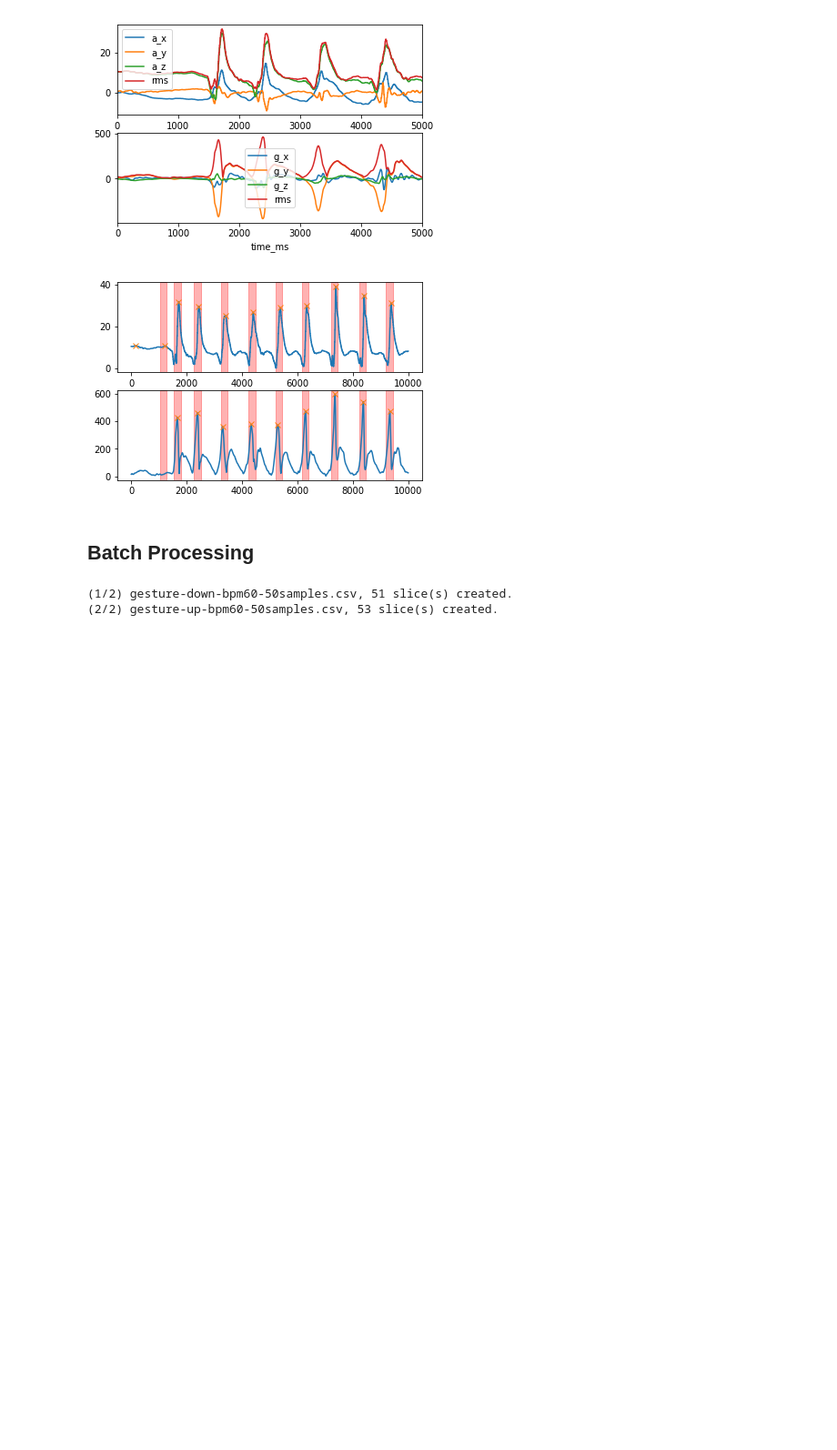
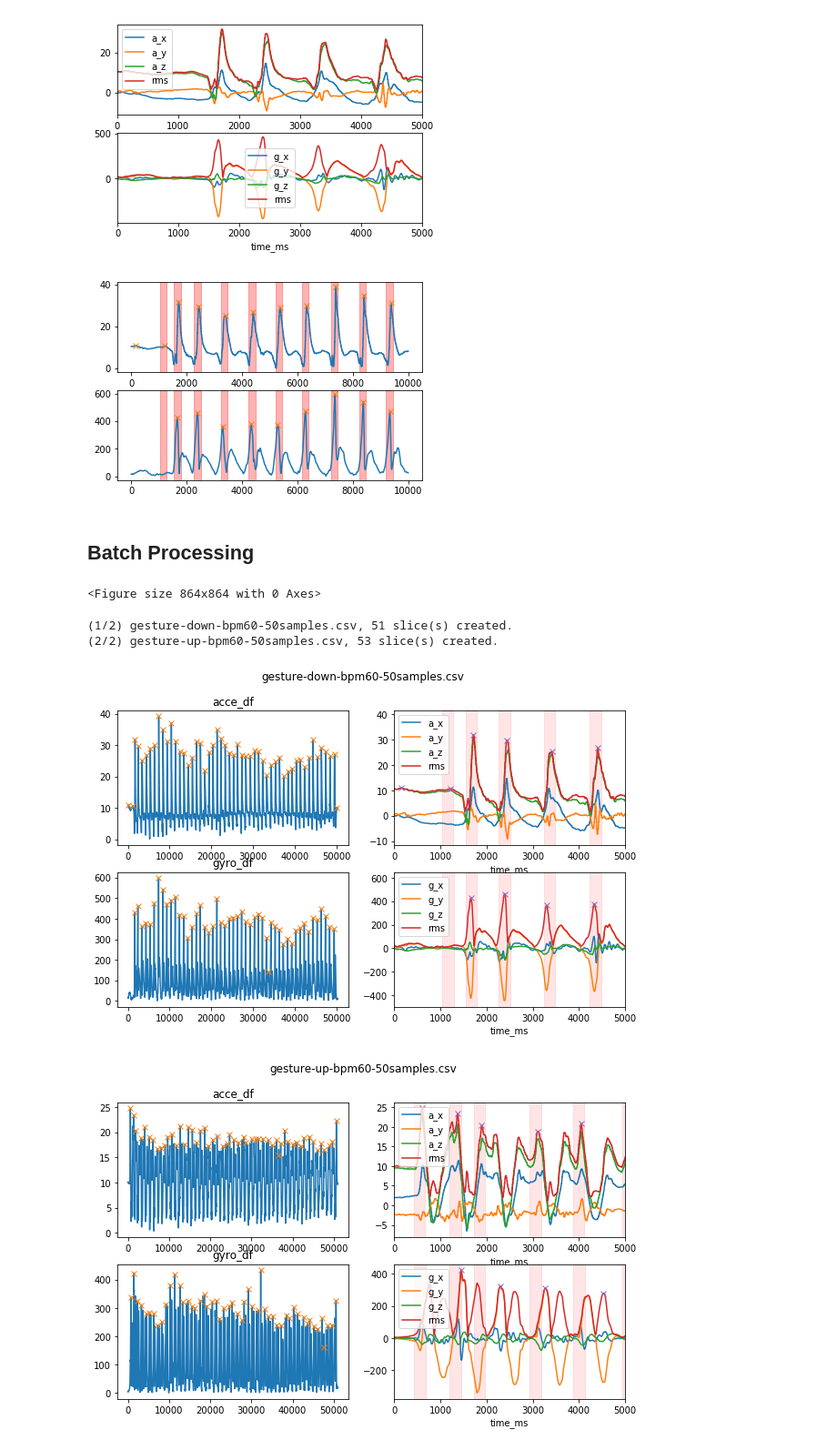
Before and after one commit to senyuuri/gesture-drumkit, a Jupyter notebook: Model/preprocess.ipynb, the cells around one changed output. Shown: that part at 91% size. Drawn from its saved outputs; the diff is of its cells as text; code cells hidden in the pictures; blank space fills up the shorter version.

Commit message:
Draw figures after batch processing to help future tuning

```diff
--- a/Model/preprocess.ipynb
+++ b/Model/preprocess.ipynb
@@ -156,6 +155,49 @@ for p in acce_peaks:
         f_count += 1
 # %% [markdown]
 ## Batch Processing
+# %%
+plt.figure(figsize=(12, 12))
+
+def draw(acce_df, gyro_df, acce_peaks, gyro_peaks):
+    '''visualise overall peaks + slices and zoom in to show the first 2000 samples'''
+    SIZE = 2000
+    fig, axes = plt.subplots(nrows=2, ncols=2)
+    fig.suptitle(raw_file)
+
+    # draw rms + peaks
+    axes[0, 0].set_title('acce_df')
+    axes[0, 0].plot(acce_df['time_ms'], acce_df['rms'])
+    axes[0, 0].plot(acce_df['time_ms'][acce_peaks], acce_df['rms'][acce_peaks], 'x')
+    axes[1, 0].set_title('gyro_df')
+    axes[1, 0].plot(gyro_df['time_ms'], gyro_df['rms'])
+    axes[1, 0].plot(gyro_df['time_ms'][gyro_peaks], gyro_df['rms'][gyro_peaks], 'x')
+
+    # draw first 2000 samples
+    acce_df_tmp = acce_df[['a_x', 'a_y', 'a_z', 'rms','time_ms']][:1000]
+    acce_df_tmp.plot(x='time_ms', ax=axes[0, 1])
+    gyro_df_tmp = gyro_df[['g_x', 'g_y', 'g_z', 'rms','time_ms']][:1000]
+    gyro_df_tmp.plot(x='time_ms', ax=axes[1, 1])
+    acce_mean_peak = acce_df['rms'].mean()
+    acce_peaks_begin, _ = signal.find_peaks(acce_df['rms'][:SIZE], distance=100, height=acce_mean_peak)
+    axes[0, 1].plot(acce_df['time_ms'][acce_peaks_begin], acce_df['rms'][acce_peaks_begin], 'x')
+
+    gyro_mean_peak = gyro_df['rms'].mean()
+    gyro_peaks_begin, _ = signal.find_peaks(gyro_df['rms'][:SIZE], distance=100, height=gyro_mean_peak)
+    axes[1, 1].plot(gyro_df['time_ms'][gyro_peaks_begin], gyro_df['rms'][gyro_peaks_begin], 'x')
+
+    for p in acce_peaks_begin:
+        # ignore imcomplete window
+        start = p - FRAME_BEFORE_PEAK
+        end = start + WINDOW_SIZE
+        if start > 0 and end < len(acce_df):
+            start_time = acce_df['time_ms'][start]
+            end_time = acce_df['time_ms'][end]
+
+            # draw selected slices
+            axes[0, 1].axvspan(start_time, end_time, alpha=0.1, color='red')
+            axes[1, 1].axvspan(start_time, end_time, alpha=0.1, color='red')
+# %% [output]
+<Figure size 864x864 with 0 Axes>
 # %%
 for idx, raw_file in enumerate(os.listdir(raw_data_dir)):
     df = pd.read_csv(raw_data_dir/raw_file)
@@ -184,36 +226,33 @@ for idx, raw_file in enumerate(os.listdir(raw_data_dir)):
 
     # find peaks
     acce_mean_peak = acce_df['rms'].mean()
     acce_peaks, _ = signal.find_peaks(acce_df['rms'], distance=100, height=acce_mean_peak)
     gyro_mean_peak = gyro_df['rms'].mean()
     gyro_peaks, _ = signal.find_peaks(gyro_df['rms'], distance=100, height=gyro_mean_peak)
 
     # DEBUG: visualise peaks
-#     fig, axes = plt.subplots(nrows=2, ncols=1)
-#     axes[0].plot(acce_df['time_ms'], acce_df['rms'])
-#     axes[0].plot(acce_df['time_ms'][acce_peaks], acce_df['rms'][acce_peaks], 'x')
-#     axes[1].plot(gyro_df['time_ms'], gyro_df['rms'])
-#     axes[1].plot(gyro_df['time_ms'][gyro_peaks], gyro_df['rms'][gyro_peaks], 'x')
-#     break
+    draw(acce_df, gyro_df, acce_peaks, gyro_peaks)
 
     # slice around the peak and save to new files
     f_count = 0
     for p in acce_peaks:
         # ignore imcomplete window
         start = p - FRAME_BEFORE_PEAK
         end = start + WINDOW_SIZE
         if start > 0 and end < len(acce_df):
             start_time = acce_df['time_ms'][start]
             end_time = acce_df['time_ms'][end]
             gyro_range = gyro_df['time_ms'].searchsorted([start_time, end_time])
 
             fout_name = '%d_%d_%d.csv' % (f_count, start_time, end_time)
             with open(cat_dir/fout_name, 'a') as f:
                 acce_df.truncate(before=start, after=end).to_csv(f, header=False)
                 gyro_df.truncate(before=gyro_range[0], after=gyro_range[1]).to_csv(f, header=False)
             f_count += 1
 
     print('(%d/%d) %s, %d slice(s) created.' % (idx+1, len(os.listdir(raw_data_dir)), raw_file, f_count))
 # %% [output]
 (1/2) gesture-down-bpm60-50samples.csv, 51 slice(s) created.
 (2/2) gesture-up-bpm60-50samples.csv, 53 slice(s) created.
+[figure, added]
+[figure, added]
```
Also changed, not shown: parts of 1 cell of this notebook.
